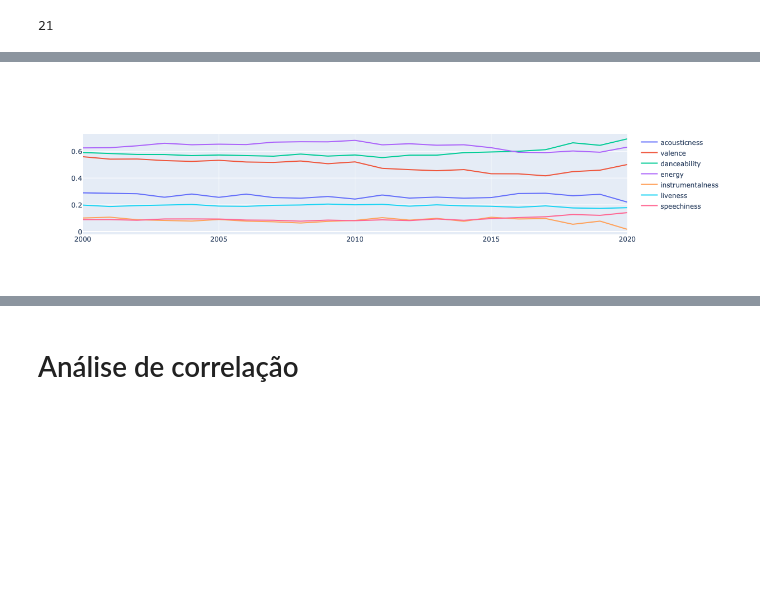
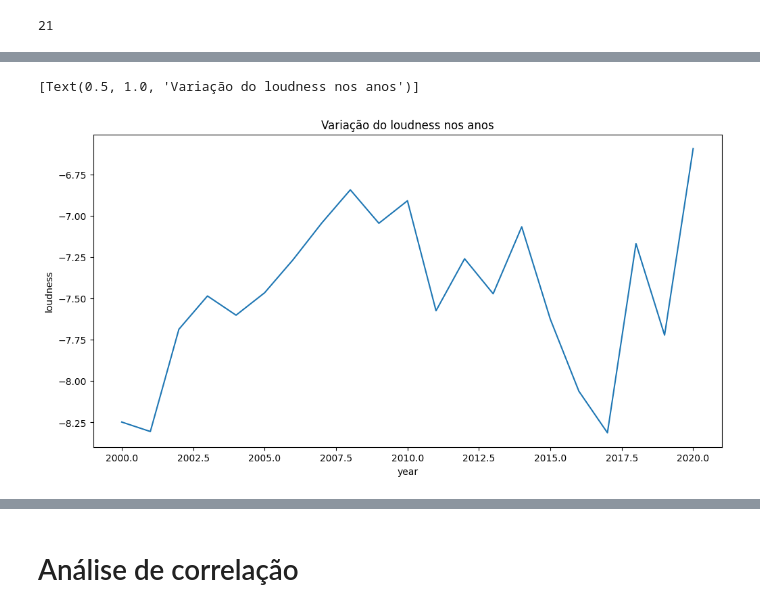
Before and after one commit to edupmon/alura, a Jupyter notebook: data-science/spark-sistema-recomendacao/sistema-recomendacao.ipynb, the cells around one changed output, grey strips where cells are left out. Drawn from its saved outputs; the diff is of its cells as text; code cells hidden in the pictures; blank space fills up the shorter version.

```diff
--- a/data-science/spark-sistema-recomendacao/sistema-recomendacao.ipynb
+++ b/data-science/spark-sistema-recomendacao/sistema-recomendacao.ipynb
@@ -133,18 +143,7 @@ px.line(df_tmp, x = 'year', y = 'loudness',
-# %%
-fig = go.Figure()
-fig.add_trace(go.Scatter(x = df_tmp['year'], y = df_tmp['acousticness'],
-                         name = 'acousticness'))
-fig.add_trace(go.Scatter(x = df_tmp['year'], y = df_tmp['valence'],
-                         name = 'valence'))
-fig.add_trace(go.Scatter(x = df_tmp['year'], y = df_tmp['danceability'],
-                         name = 'danceability'))
-fig.add_trace(go.Scatter(x = df_tmp['year'], y = df_tmp['energy'],
-                         name = 'energy'))
-fig.add_trace(go.Scatter(x = df_tmp['year'], y = df_tmp['instrumentalness'],
-                         name = 'instrumentalness'))
-fig.add_trace(go.Scatter(x = df_tmp['year'], y = df_tmp['liveness'],
-                         name = 'liveness'))
-fig.add_trace(go.Scatter(x = df_tmp['year'], y = df_tmp['speechiness'],
-                         name = 'speechiness'))
-# %% [output]
-[figure, removed]
+# %%
+plt.figure(figsize=(12, 6))
+ax = sns.lineplot(x = 'year', y = 'loudness', data = df_tmp)
+ax.set(title = 'Variação do loudness nos anos')
+# %% [output]
+[Text(0.5, 1.0, 'Variação do loudness nos anos')]
+[figure, added]
```
Also changed, not shown: parts of 6 cells of this notebook.
